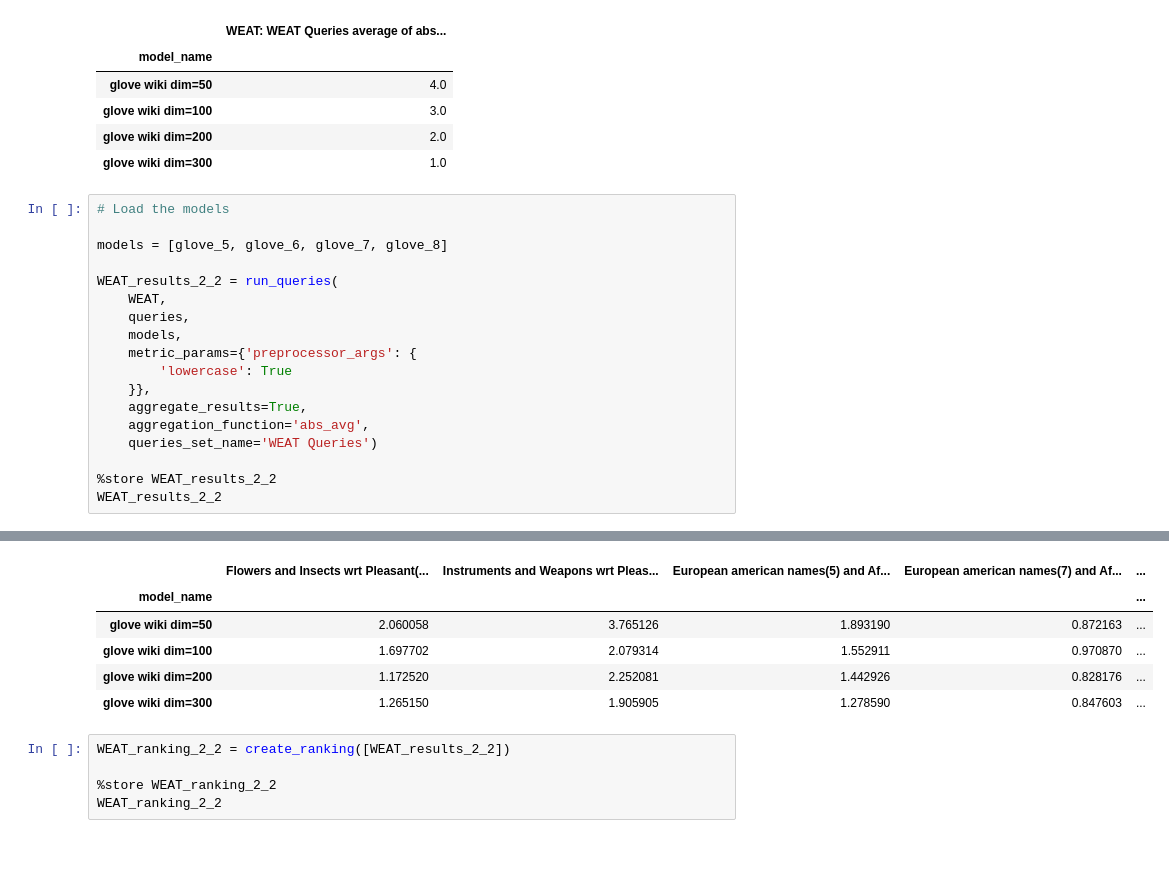
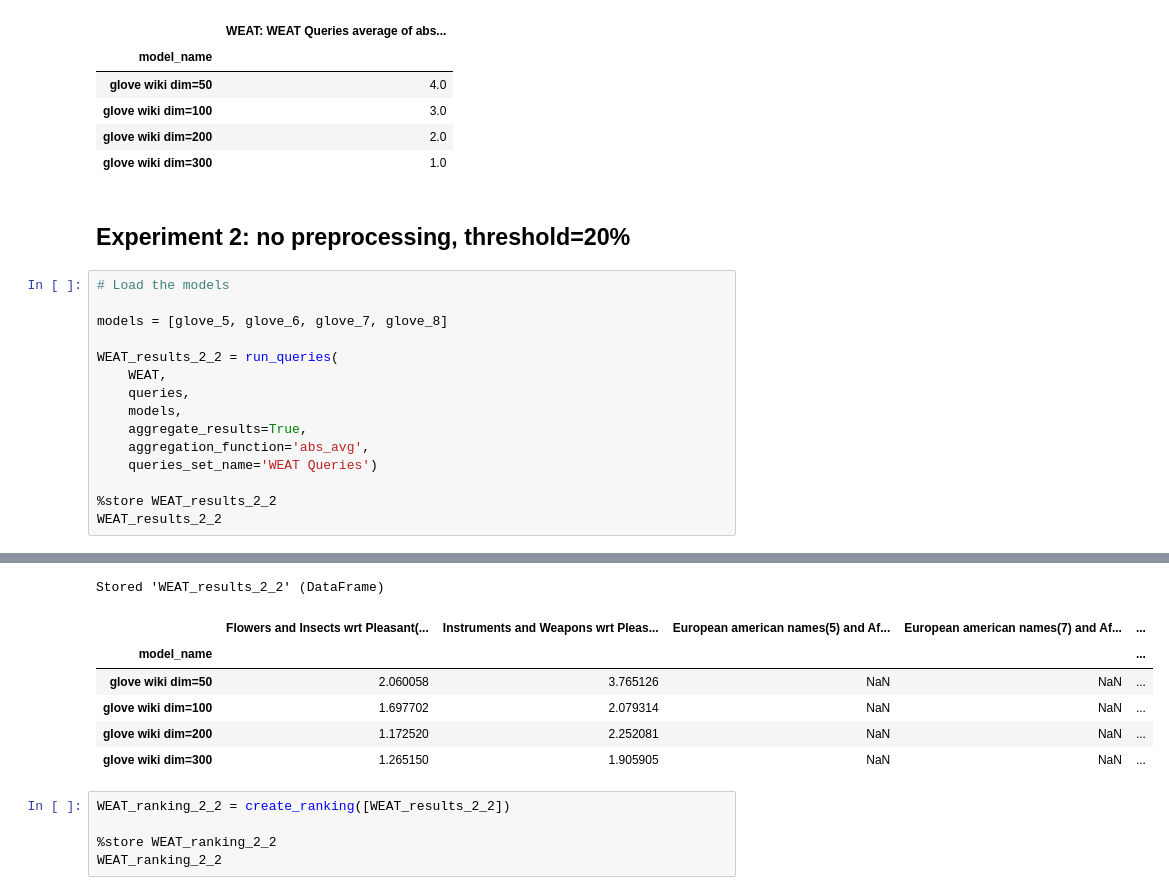
Before and after one commit to EmeraldaSesari/FEmpStudyofPWE, a Jupyter notebook: WEAT.ipynb, the cells around one changed output, grey strips where cells are left out. Drawn from its saved outputs; the diff is of its cells as text; blank space fills up the shorter version.

```diff
--- a/WEAT.ipynb
+++ b/WEAT.ipynb
@@ -421,6 +500,8 @@ Stored 'WEAT_ranking_2' (DataFrame)
 | glove wiki dim=100 | 3.0 |
 | glove wiki dim=200 | 2.0 |
 | glove wiki dim=300 | 1.0 |
+# %% [markdown]
+## Experiment 2: no preprocessing, threshold=20%
 # %%
 # Load the models
 
@@ -430,9 +511,6 @@ WEAT_results_2_2 = run_queries(
     WEAT,
     queries,
     models,
-    metric_params={'preprocessor_args': {
-        'lowercase': True
-    }},
     aggregate_results=True,
     aggregation_function='abs_avg',
     queries_set_name='WEAT Queries')
@@ -444,9 +538,10 @@ Stored 'WEAT_results_2_2' (DataFrame)
+Stored 'WEAT_results_2_2' (DataFrame)
 |  | Flowers and Insects wrt Pleasant(... | Instruments and Weapons wrt Pleas... | European american names(5) and Af... | European american names(7) and Af... | ... |
 | model_name |  |  |  |  | ... |
-| glove wiki dim=50 | 2.060058 | 3.765126 | 1.893190 | 0.872163 | ... |
-| glove wiki dim=100 | 1.697702 | 2.079314 | 1.552911 | 0.970870 | ... |
-| glove wiki dim=200 | 1.172520 | 2.252081 | 1.442926 | 0.828176 | ... |
-| glove wiki dim=300 | 1.265150 | 1.905905 | 1.278590 | 0.847603 | ... |
+| glove wiki dim=50 | 2.060058 | 3.765126 | NaN | NaN | ... |
+| glove wiki dim=100 | 1.697702 | 2.079314 | NaN | NaN | ... |
+| glove wiki dim=200 | 1.172520 | 2.252081 | NaN | NaN | ... |
+| glove wiki dim=300 | 1.265150 | 1.905905 | NaN | NaN | ... |
 # %%
 WEAT_ranking_2_2 = create_ranking([WEAT_results_2_2])
 
```
Also changed, not shown: parts of 71 cells of this notebook.
